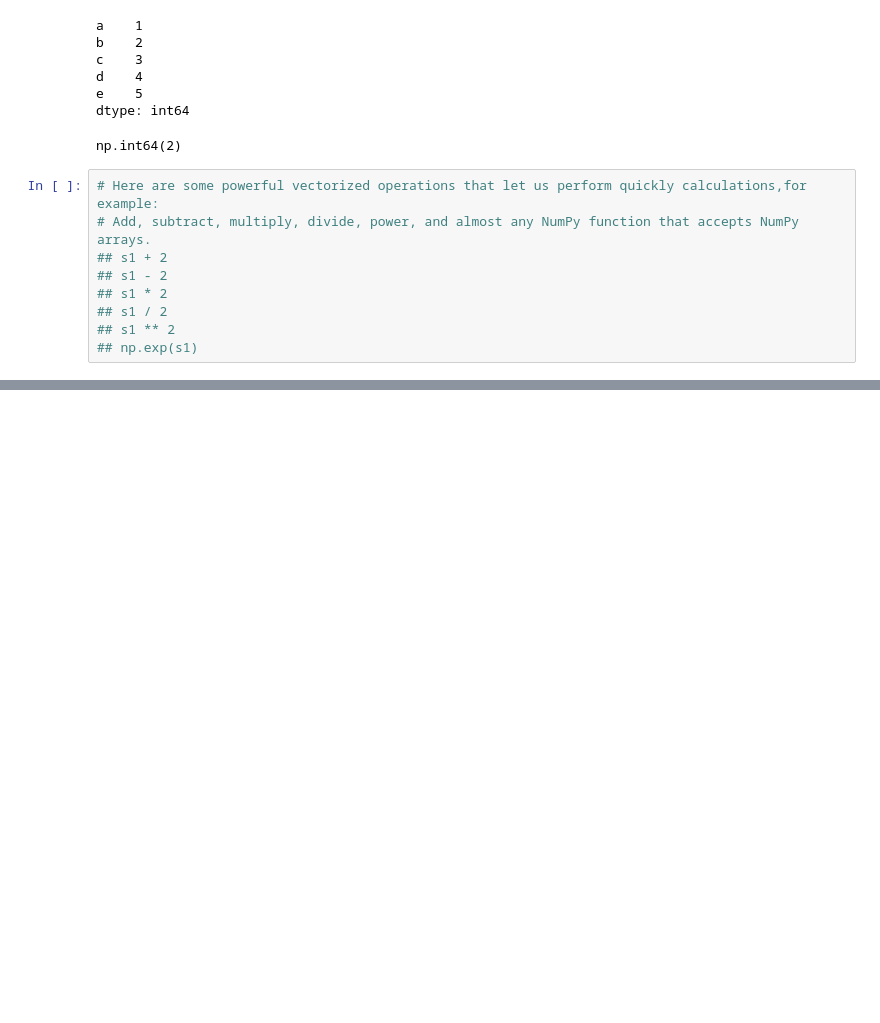
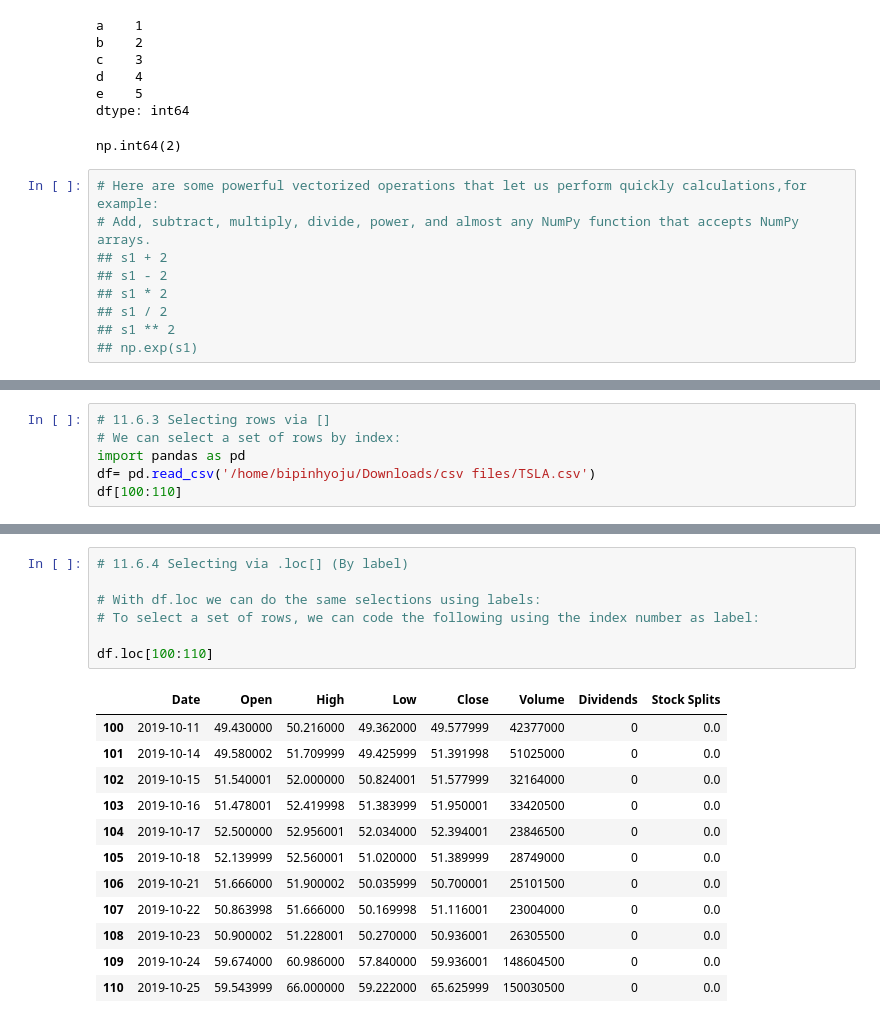
Before and after one commit to gr8bipin/python_basics_finance, a Jupyter notebook: pandas_module.ipynb, the cells around one changed output, grey strips where cells are left out. Cells and saved outputs as stored; diff of their text form; blank space fills up the shorter version.

```diff
--- a/pandas_module.ipynb
+++ b/pandas_module.ipynb
@@ -301,0 +709,6 @@ np.int64(2)
+# %%
+# 11.6.3 Selecting rows via []
+# We can select a set of rows by index:
+import pandas as pd
+df= pd.read_csv('/home/bipinhyoju/Downloads/csv files/TSLA.csv')
+df[100:110]
@@ -301,0 +742,20 @@ np.int64(2)
+# %%
+# 11.6.4 Selecting via .loc[] (By label)
+
+# With df.loc we can do the same selections using labels:
+# To select a set of rows, we can code the following using the index number as label:
+
+df.loc[100:110]
+# %% [output]
+|  | Date | Open | High | Low | Close | Volume | Dividends | Stock Splits |
+| 100 | 2019-10-11 | 49.430000 | 50.216000 | 49.362000 | 49.577999 | 42377000 | 0 | 0.0 |
+| 101 | 2019-10-14 | 49.580002 | 51.709999 | 49.425999 | 51.391998 | 51025000 | 0 | 0.0 |
+| 102 | 2019-10-15 | 51.540001 | 52.000000 | 50.824001 | 51.577999 | 32164000 | 0 | 0.0 |
+| 103 | 2019-10-16 | 51.478001 | 52.419998 | 51.383999 | 51.950001 | 33420500 | 0 | 0.0 |
+| 104 | 2019-10-17 | 52.500000 | 52.956001 | 52.034000 | 52.394001 | 23846500 | 0 | 0.0 |
+| 105 | 2019-10-18 | 52.139999 | 52.560001 | 51.020000 | 51.389999 | 28749000 | 0 | 0.0 |
+| 106 | 2019-10-21 | 51.666000 | 51.900002 | 50.035999 | 50.700001 | 25101500 | 0 | 0.0 |
+| 107 | 2019-10-22 | 50.863998 | 51.666000 | 50.169998 | 51.116001 | 23004000 | 0 | 0.0 |
+| 108 | 2019-10-23 | 50.900002 | 51.228001 | 50.270000 | 50.936001 | 26305500 | 0 | 0.0 |
+| 109 | 2019-10-24 | 59.674000 | 60.986000 | 57.840000 | 59.936001 | 148604500 | 0 | 0.0 |
+| 110 | 2019-10-25 | 59.543999 | 66.000000 | 59.222000 | 65.625999 | 150030500 | 0 | 0.0 |
```
Also changed, not shown: parts of 102 cells of this notebook.
